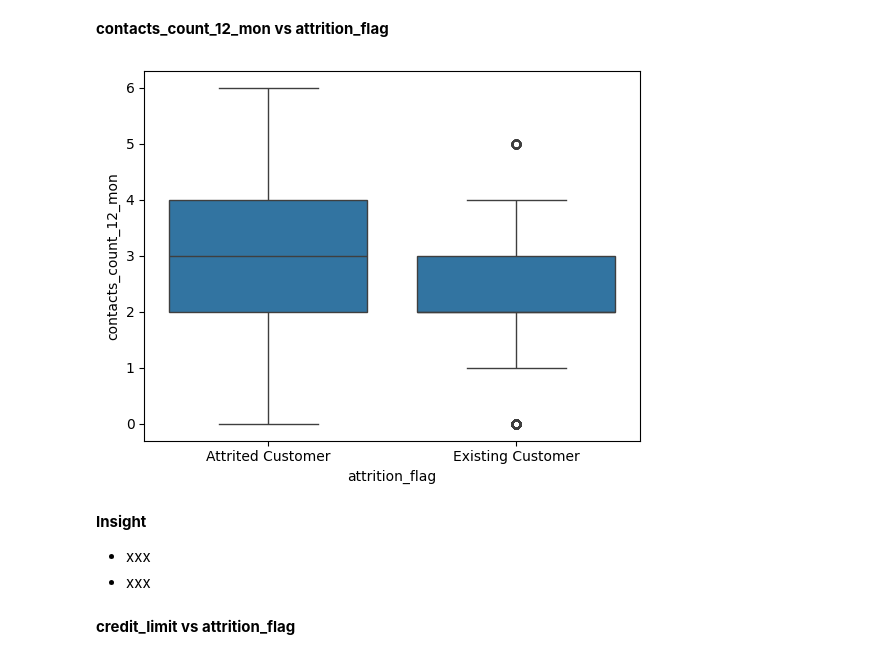
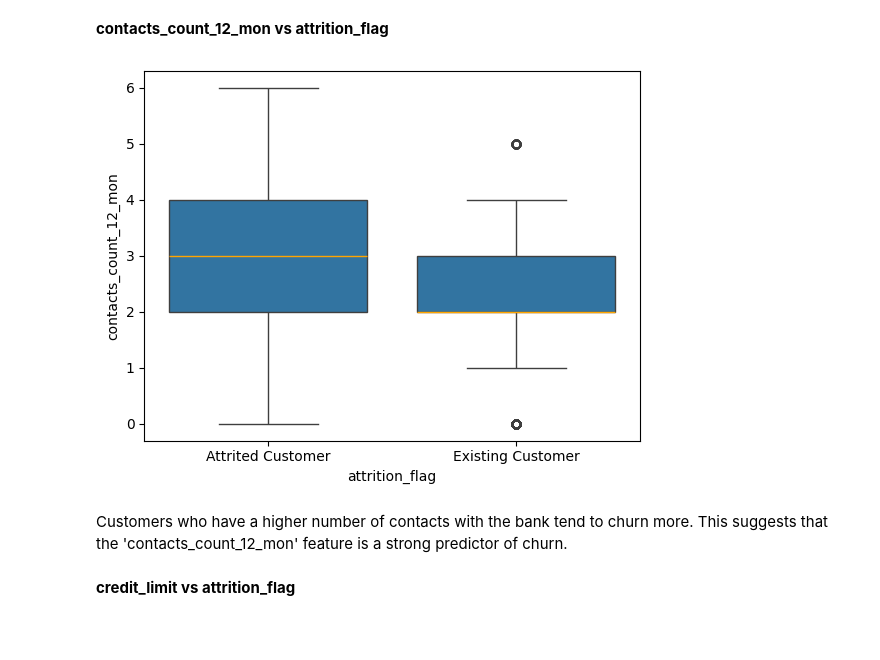
Before and after one commit to jihadakbr/churn-analysis, a Jupyter notebook: churn_analysis_feature_importance.ipynb, the cells around one changed output. Drawn from its saved outputs; the diff is of its cells as text; code cells hidden in the pictures; blank space fills up the shorter version.

```diff
--- a/churn_analysis_feature_importance.ipynb
+++ b/churn_analysis_feature_importance.ipynb
@@ -826,13 +816,13 @@ sns.boxplot(x = "attrition_flag", y = "months_inactive_12_mon", data = train);
 # %% [markdown]
 **contacts_count_12_mon vs attrition_flag**
 # %%
-sns.boxplot(x = "attrition_flag", y = "contacts_count_12_mon", data = train);
+sns.boxplot(x="attrition_flag", y="contacts_count_12_mon", data=train,
+            medianprops=dict(color='orange'))
+plt.show()
 # %% [output]
-[figure, old version]
+[figure, new version]
-# %% [markdown]
-**Insight**
-- xxx
-- xxx
+# %% [markdown]
+Customers who have a higher number of contacts with the bank tend to churn more. This suggests that the 'contacts_count_12_mon' feature is a strong predictor of churn.
 # %% [markdown]
 **credit_limit vs attrition_flag**
 # %%
```
Also changed, not shown: parts of 84 cells of this notebook.
